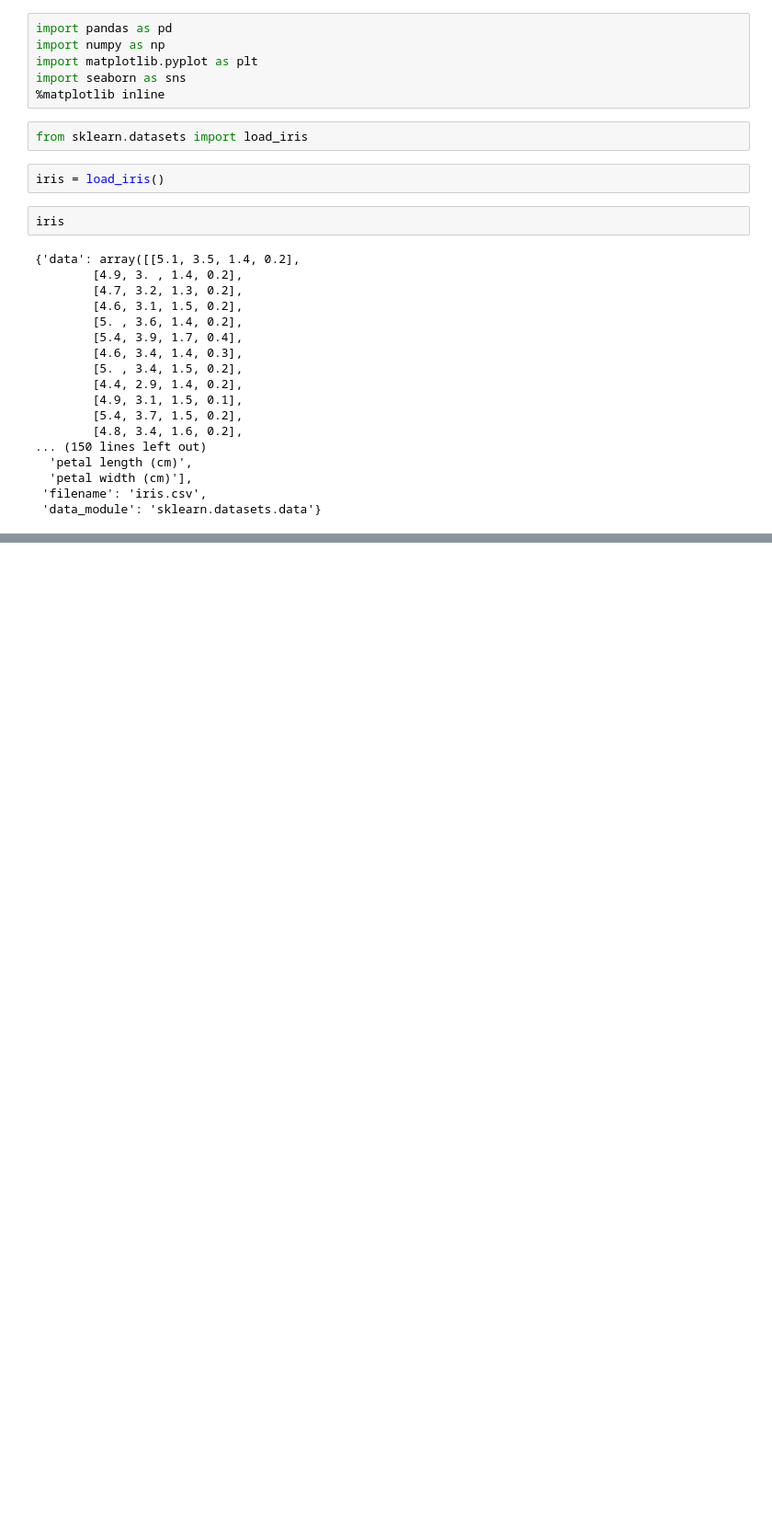
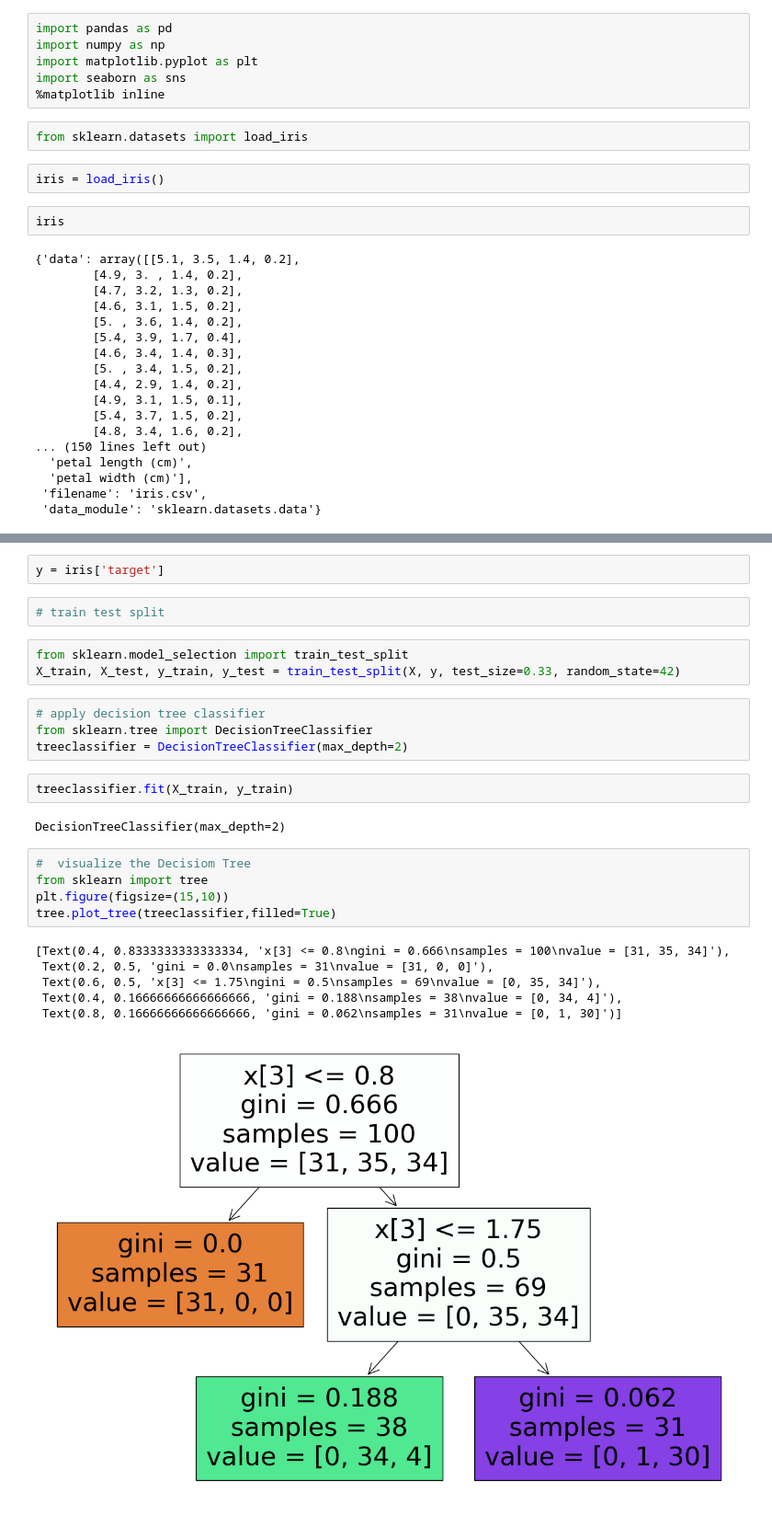
Before and after one commit to 2022BCD0052/Machine-Learning, a Jupyter notebook: decisoinTree/index.ipynb, the cells around one changed output, grey strips where cells are left out. Shown: that part at 92% size. Drawn from its saved outputs; the diff is of its cells as text; blank space fills up the shorter version.

```diff
--- a/decisoinTree/index.ipynb
+++ b/decisoinTree/index.ipynb
@@ -30,0 +57,27 @@ iris
+# %%
+y = iris['target']
+# %%
+# train test split
+# %%
+from sklearn.model_selection import train_test_split
+X_train, X_test, y_train, y_test = train_test_split(X, y, test_size=0.33, random_state=42)
+# %%
+# apply decision tree classifier
+from sklearn.tree import DecisionTreeClassifier
+treeclassifier = DecisionTreeClassifier(max_depth=2)
+# %%
+treeclassifier.fit(X_train, y_train)
+# %% [output]
+DecisionTreeClassifier(max_depth=2)
+# %%
+#  visualize the Decisiom Tree
+from sklearn import tree
+plt.figure(figsize=(15,10))
+tree.plot_tree(treeclassifier,filled=True)
+# %% [output]
+[Text(0.4, 0.8333333333333334, 'x[3] <= 0.8\ngini = 0.666\nsamples = 100\nvalue = [31, 35, 34]'),
+ Text(0.2, 0.5, 'gini = 0.0\nsamples = 31\nvalue = [31, 0, 0]'),
+ Text(0.6, 0.5, 'x[3] <= 1.75\ngini = 0.5\nsamples = 69\nvalue = [0, 35, 34]'),
+ Text(0.4, 0.16666666666666666, 'gini = 0.188\nsamples = 38\nvalue = [0, 34, 4]'),
+ Text(0.8, 0.16666666666666666, 'gini = 0.062\nsamples = 31\nvalue = [0, 1, 30]')]
+[figure, added]
```
Also changed, not shown: parts of 6 cells of this notebook.
